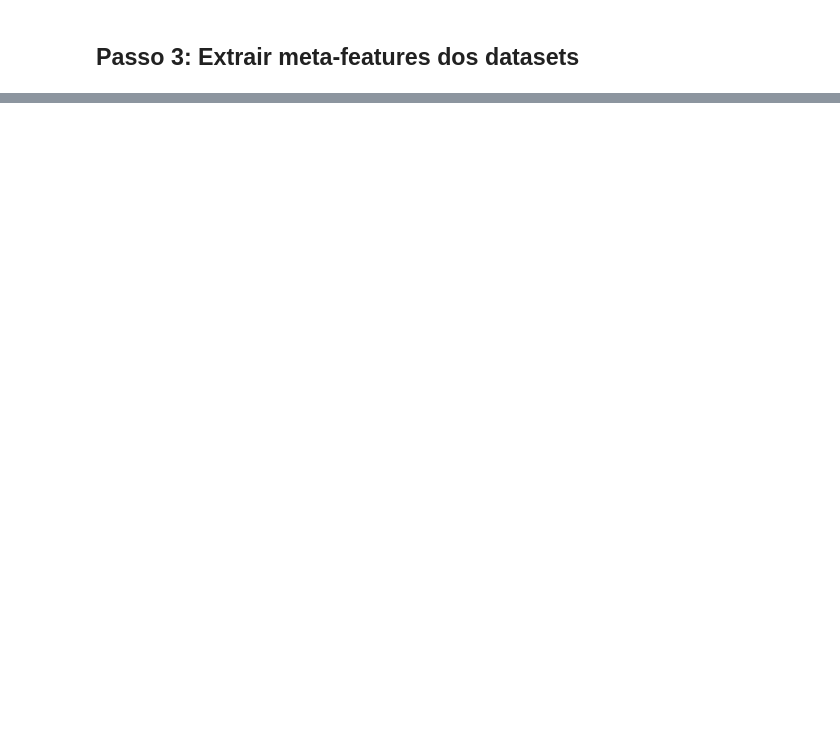
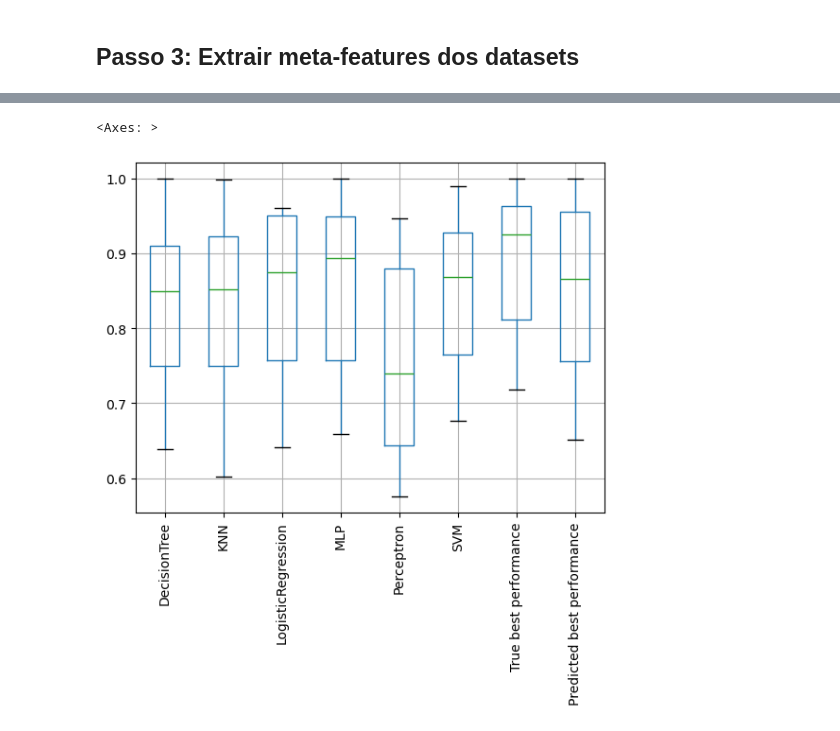
Before and after one commit to amorimlb/Meta-aprendizagem-2026.1-code, a Jupyter notebook: Example3/Example3.ipynb, the cells around one changed output, grey strips where cells are left out. Cells and saved outputs as stored; diff of their text form; code cells hidden in the pictures; blank space fills up the shorter version.

```diff
--- a/Example3/Example3.ipynb
+++ b/Example3/Example3.ipynb
@@ -224,0 +543,6 @@ print(f'\nColumns: {meta_features_df.columns.tolist()}')
+# %%
+# Reshape performances_df to have one row per dataset and the performance (acc_mean) of each classifier as a separate column
+performances_df2 = performances_df.pivot(index='Dataset', columns='Classifier', values='acc_mean')
+performances_df2.columns.name = None
+performances_df2 = performances_df2.reset_index()
+performances_df2
@@ -224,0 +567,13 @@ print(f'\nColumns: {meta_features_df.columns.tolist()}')
+# %%
+# Merge performances_df2 with meta_features_df based on dataset name
+meta_dataset = performances_df2.merge(
+    right=meta_features_df,
+    left_on='Dataset',
+    right_index=True,
+    how='left'
+)
+
+# Reorder columns: 'Dataset' first, then meta-features, then classifiers
+meta_cols = meta_features_df.columns.tolist()
+classifier_cols = performances_df2.columns.drop('Dataset').tolist()
+meta_dataset = meta_dataset[['Dataset'] + meta_cols + classifier_cols]
@@ -224,0 +601,6 @@ print(f'\nColumns: {meta_features_df.columns.tolist()}')
+# %%
+# Get the classifier columns (last 6 columns)
+classifier_cols = meta_dataset.columns[-6:].tolist()
+
+# Find the classifier with the best (maximum) accuracy for each dataset
+meta_dataset['Best'] = meta_dataset[classifier_cols].idxmax(axis=1)
@@ -224,0 +716,6 @@ print(f'\nColumns: {meta_features_df.columns.tolist()}')
+# %%
+final_summary = pd.concat([performances_df2, summary_df], axis=1)
+# Drop second 'Dataset' column
+idx_to_drop = list(final_summary.columns).index('Dataset', 1)  # Find the index of the second 'Dataset' column
+final_summary = final_summary.drop(columns=final_summary.columns[idx_to_drop], axis=1)
+final_summary
@@ -224,0 +740,5 @@ print(f'\nColumns: {meta_features_df.columns.tolist()}')
+# %%
+final_summary.boxplot(rot=90)
+# %% [output]
+<Axes: >
+[figure, added]
```
Also changed, not shown: parts of 19 cells of this notebook.
